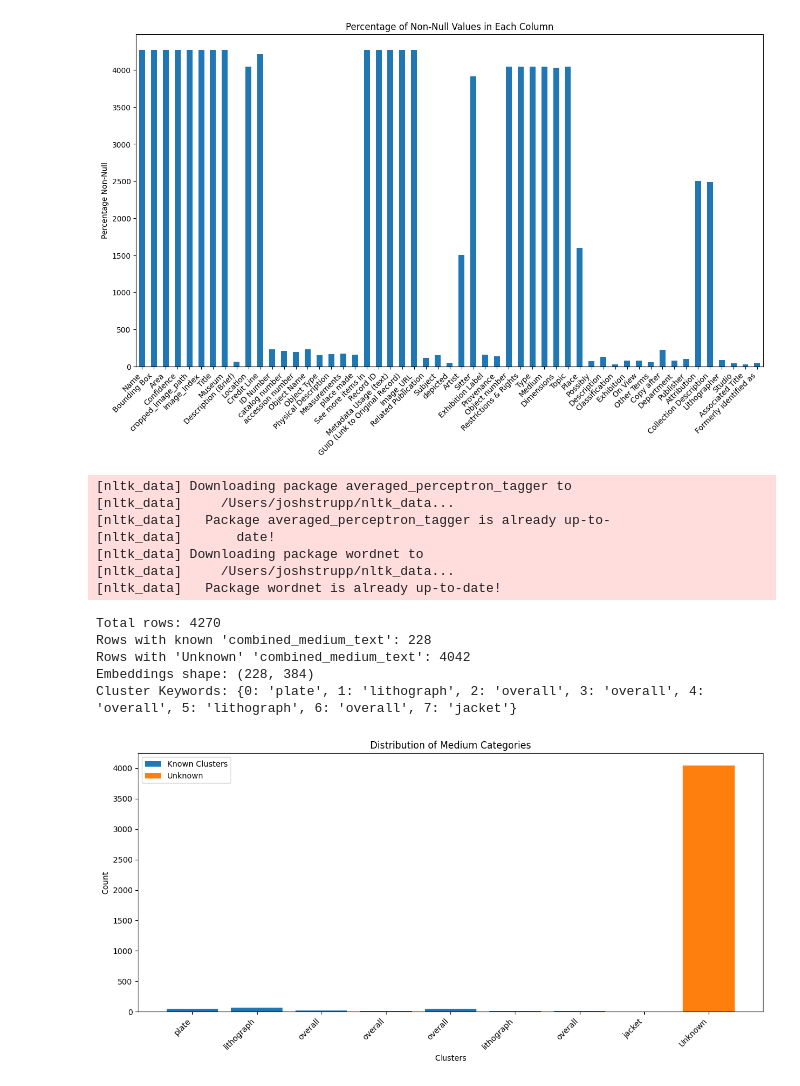
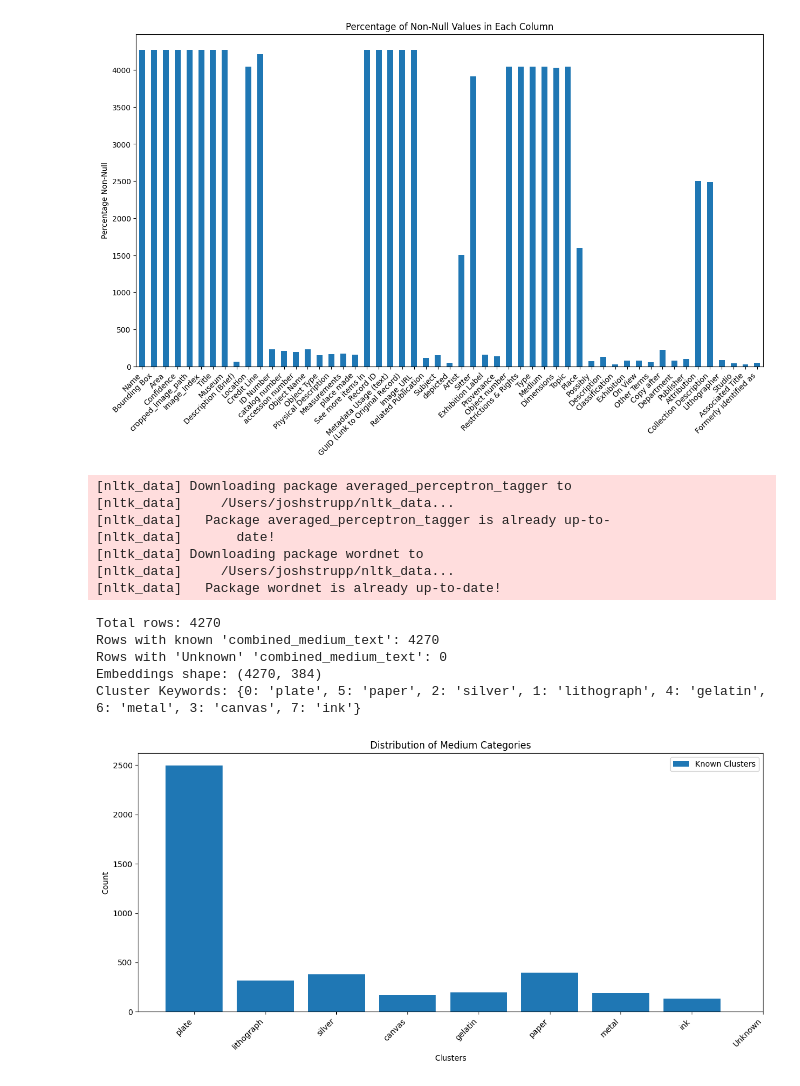
Before and after one commit to joshstrupp-dot-com/ms1-final, a Jupyter notebook: cat_explore_4.ipynb, the cells around one changed output. Saved outputs shown, nothing was run; the diff lists cells and outputs as text; code cells hidden in the pictures.

```diff
--- a/cat_explore_4.ipynb
+++ b/cat_explore_4.ipynb
@@ -103,7 +103,7 @@ nltk.download('wordnet')
 df_material_cater = df_clean_1.copy()
 
 # Combine relevant columns into a single string
-columns = ['Object Type', 'Object Name', 'Physical Description']
+columns = ['Object Type', 'Object Name', 'Physical Description', 'Medium']
 existing_columns = [col for col in columns if col in df_material_cater.columns]
 df_material_cater['combined_medium_text'] = df_material_cater[existing_columns].fillna('').agg(' '.join, axis=1)
 
@@ -138,15 +138,26 @@ if not df_known.empty:
     kmeans.fit(embeddings)
     df_known['medium_cat'] = kmeans.labels_
 
-    # Function to extract top keywords for each cluster, only including nouns
     def get_top_keywords(data, clusters, n_terms):
+        excluded_words = {
+        'overall',
+        'fashion',
+        'daguerreotype',
+        'material',
+        # Add more words as needed
+    }
         def is_noun(word):
             synsets = wn.synsets(word)
-            return any(ss.pos() == 'n' for ss in synsets)  # Corrected to 'n' for nouns
+            return any(ss.pos() == 'n' for ss in synsets)
 
         df = pd.DataFrame({'text': data, 'cluster': clusters})
         terms = {}
-        for cluster in range(num_clusters):
+        used_keywords = set()
+
+        # Sort clusters by size to prioritize larger clusters
+        cluster_sizes = df['cluster'].value_counts().sort_values(ascending=False)
+
+        for cluster in cluster_sizes.index:
             texts = df[df['cluster'] == cluster]['text'].tolist()
             if texts:
                 vectorizer = TfidfVectorizer(stop_words='english')
@@ -154,13 +165,28 @@ if not df_known.empty:
                 mean_tfidf = tfidf.mean(axis=0).A1
                 indices = mean_tfidf.argsort()[::-1]
                 feature_names = vectorizer.get_feature_names_out()
-                top_n = [
-                    feature_names[i] for i in indices
-                    if is_noun(feature_names[i]) and feature_names[i] not in ENGLISH_STOP_WORDS
-                ][:n_terms]
-                terms[cluster] = ', '.join(top_n) if top_n else 'Unknown'
+
+                # Get all nouns sorted by TF-IDF score, excluding already used keywords
+                nouns = []
+                for i in indices:
+                    word = feature_names[i]
+                    if (is_noun(word) and
+                        word not in ENGLISH_STOP_WORDS and
+                        word not in used_keywords and
+                        word.lower() not in excluded_words):
+                        nouns.append(word)
+                    if len(nouns) >= n_terms:
+                        break
+
+                if nouns:
+                    selected_keyword = nouns[0]
+                    used_keywords.add(selected_keyword)
+                    terms[cluster] = selected_keyword
+                else:
+                    terms[cluster] = f'Category_{cluster}'
             else:
-                terms[cluster] = 'Unknown'
+                terms[cluster] = f'Category_{cluster}'
+
         return terms
 
     # Get the top keywords for each cluster
@@ -205,37 +231,37 @@ plt.bar(range(len(known_counts)), known_counts.values, label='Known Clusters')
 # Plot 'Unknown' cluster if exists
 if unknown_count > 0:
     plt.bar(len(known_counts), unknown_count, label='Unknown')
 
 # Create xticks with labels
 plt.xticks(
-    list(range(len(known_counts))) + ([len(known_counts)] if unknown_count > 0 else []),
+    range(len(labels)), # Use length of labels directly to ensure matching lengths
     labels,
     rotation=45,
     ha='right'
 )
 
 plt.xlabel('Clusters')
 plt.ylabel('Count')
 plt.title('Distribution of Medium Categories')
 
 # Add legend
 plt.legend()
 
 # Adjust layout to prevent label cutoff
 plt.tight_layout()
 plt.show()
 # %% [output]
 [nltk_data] Downloading package averaged_perceptron_tagger to
 [nltk_data]     /Users/joshstrupp/nltk_data...
 [nltk_data]   Package averaged_perceptron_tagger is already up-to-
 [nltk_data]       date!
 [nltk_data] Downloading package wordnet to
 [nltk_data]     /Users/joshstrupp/nltk_data...
 [nltk_data]   Package wordnet is already up-to-date!
 Total rows: 4270
-Rows with known 'combined_medium_text': 228
-Rows with 'Unknown' 'combined_medium_text': 4042
-Embeddings shape: (228, 384)
-Cluster Keywords: {0: 'plate', 1: 'lithograph', 2: 'overall', 3: 'overall', 4: 'overall', 5: 'lithograph', 6: 'overall', 7: 'jacket'}
+Rows with known 'combined_medium_text': 4270
+Rows with 'Unknown' 'combined_medium_text': 0
+Embeddings shape: (4270, 384)
+Cluster Keywords: {0: 'plate', 5: 'paper', 2: 'silver', 1: 'lithograph', 4: 'gelatin', 6: 'metal', 3: 'canvas', 7: 'ink'}
-[figure, old version]
+[figure, new version]
 # %%
```
Also changed, not shown: parts of 4 cells of this notebook, 17 other files.
